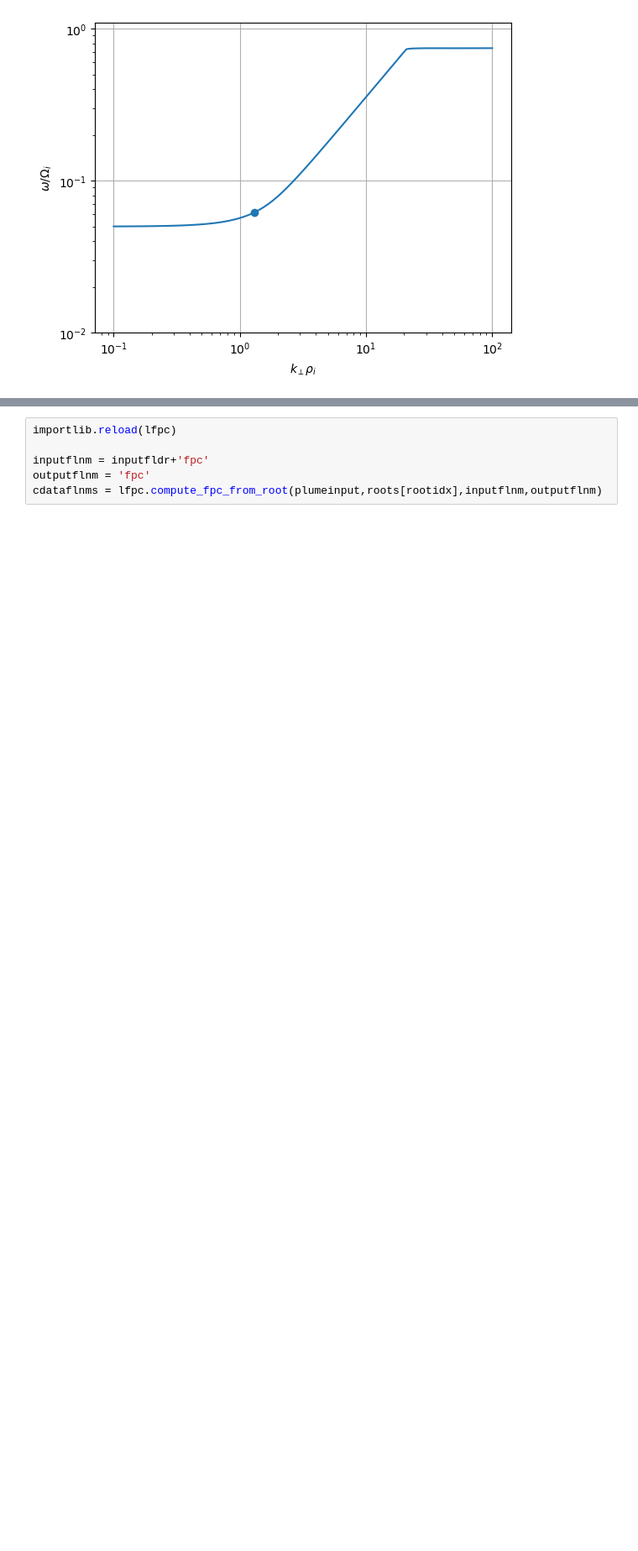
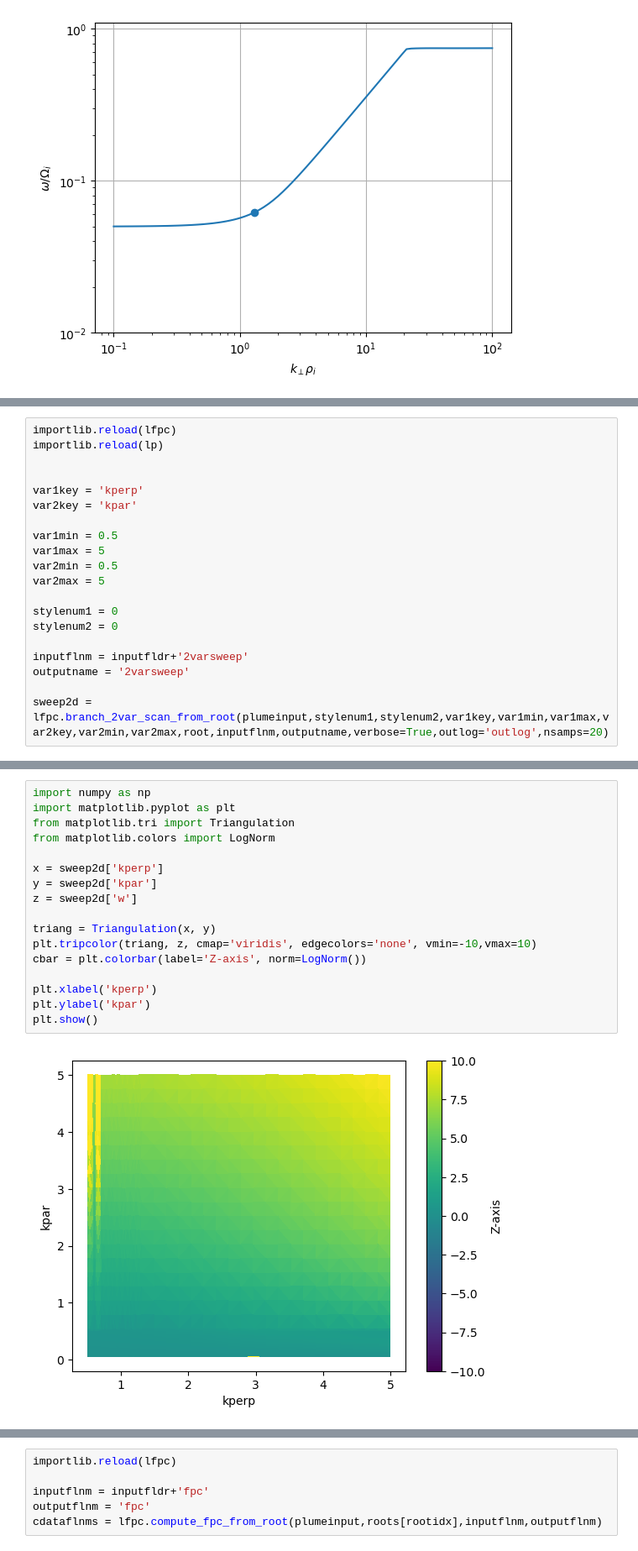
Before and after one commit to kgklein/PLUME, a Jupyter notebook: examplelinfpc.ipynb, the cells around one changed output, grey strips where cells are left out. Shown at 84% size. Cells and saved outputs as stored; diff of their text form; blank space fills up the shorter version.

```diff
--- a/examplelinfpc.ipynb
+++ b/examplelinfpc.ipynb
@@ -175,0 +261,20 @@ plt.show()
+# %%
+importlib.reload(lfpc)
+importlib.reload(lp)
+
+
+var1key = 'kperp'
+var2key = 'kpar'
+
+var1min = 0.5
+var1max = 5
+var2min = 0.5
+var2max = 5
+
+stylenum1 = 0
+stylenum2 = 0
+
+inputflnm = inputfldr+'2varsweep'
+outputname = '2varsweep'
+
+sweep2d = lfpc.branch_2var_scan_from_root(plumeinput,stylenum1,stylenum2,var1key,var1min,var1max,var2key,var2min,var2max,root,inputflnm,outputname,verbose=True,outlog='outlog',nsamps=20)
@@ -175,0 +299,19 @@ plt.show()
+# %%
+import numpy as np
+import matplotlib.pyplot as plt
+from matplotlib.tri import Triangulation
+from matplotlib.colors import LogNorm
+
+x = sweep2d['kperp']
+y = sweep2d['kpar']
+z = sweep2d['w']
+
+triang = Triangulation(x, y)
+plt.tripcolor(triang, z, cmap='viridis', edgecolors='none', vmin=-10,vmax=10)
+cbar = plt.colorbar(label='Z-axis', norm=LogNorm())
+
+plt.xlabel('kperp')
+plt.ylabel('kpar')
+plt.show()
+# %% [output]
+[figure, added]
```
Also changed, not shown: parts of 35 cells of this notebook, 4 other files.
